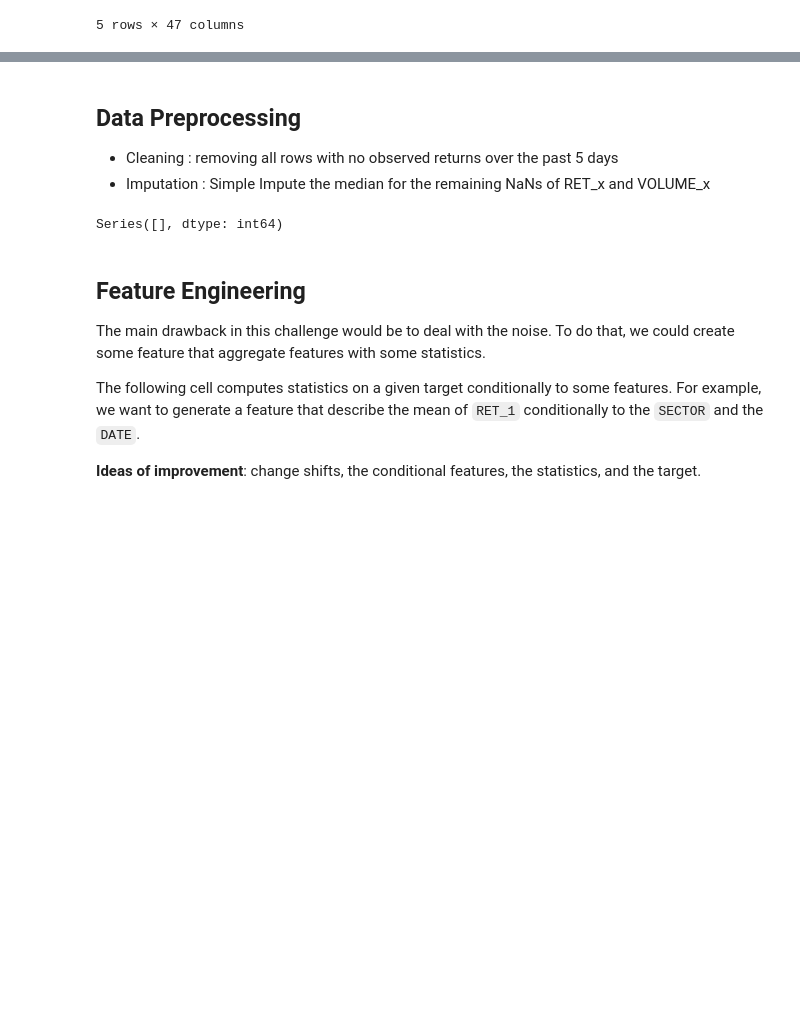
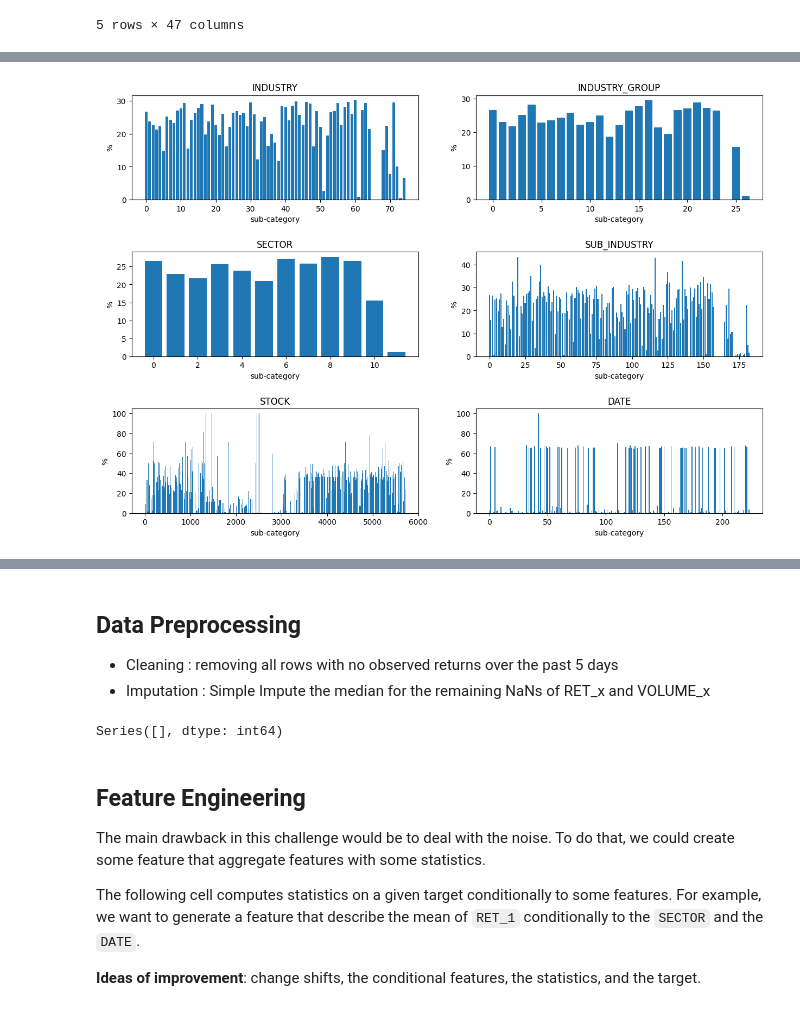
Before and after one commit to Bilg4me/QRT-2020, a Jupyter notebook: notebook_preprocessing.ipynb, the cells around one changed output, grey strips where cells are left out. Saved outputs shown, nothing was run; the diff lists cells and outputs as text; code cells hidden in the pictures; blank space fills up the shorter version.

```diff
--- a/notebook_preprocessing.ipynb
+++ b/notebook_preprocessing.ipynb
@@ -38,0 +86,14 @@ train.head()
+# %%
+# Plotting the distribution of the missing values per category
+plt.figure(figsize=(15,10))
+plt.subplots_adjust(hspace=0.5)
+for i,category in enumerate(['INDUSTRY', 'INDUSTRY_GROUP', 'SECTOR', 'SUB_INDUSTRY', 'STOCK', 'DATE']):
+    plt.subplot(3,2,i+1)
+    plt.title(category)
+    plt.bar(train[category].sort_values().unique(),
+            [(train[train[category]==sub_category].isna().sum(axis=1)>0).sum()/len(train[train[category]==sub_category])*100 for sub_category in train[category].sort_values().unique()])
+    plt.xlabel('sub-category')
+    plt.ylabel('%')
+plt.show()
+# %% [output]
+[figure, added]
```
Also changed, not shown: parts of 22 cells of this notebook, 3 other files.
